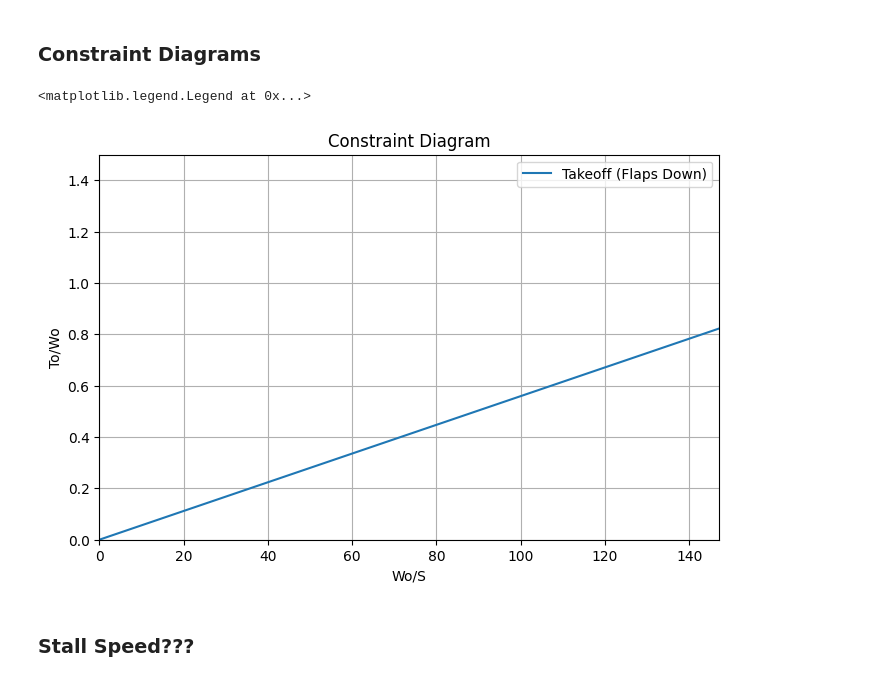
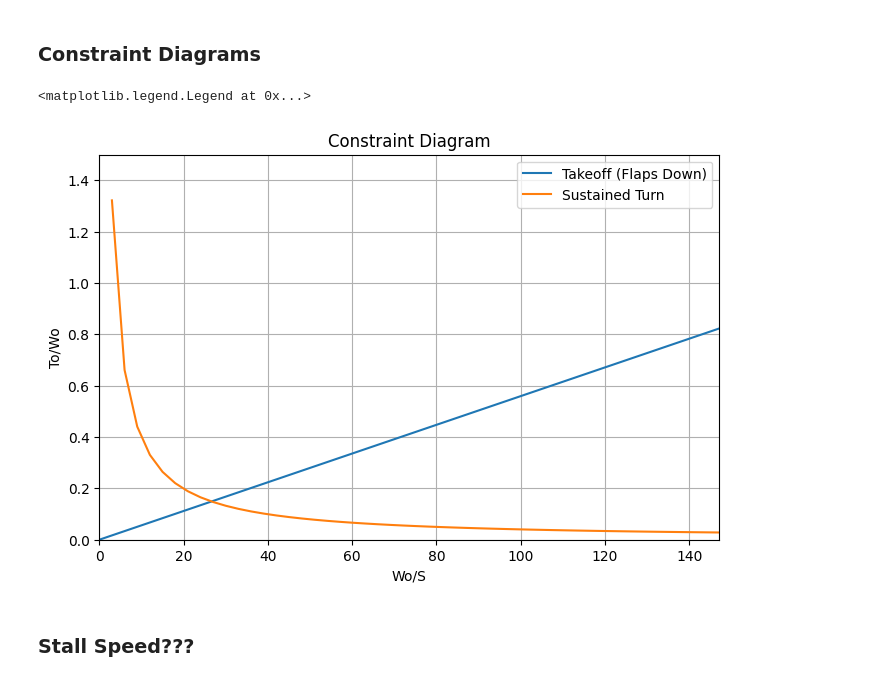
Before and after one commit to mbcapece3/SUAS_Sizing, a Jupyter notebook: aircraft_sizing.ipynb, the cells around one changed output. Cells and saved outputs as stored; diff of their text form; code cells hidden in the pictures.

```diff
--- a/aircraft_sizing.ipynb
+++ b/aircraft_sizing.ipynb
@@ -47,6 +48,12 @@ wing_loading_max = 150  # g/dm^2, Wing loading using mass (NOT WEIGHT)
 # Size Requirements
 m_to_max = 25           # kg, takeoff (total) mass
 span_max = 2.5          # m
+
+# Calculations
+dynamic_pressure_cruise = 1/2 * density * v_cruise**2
+bank_angle_max_rad = np.arctan(v_cruise**2/ (gravity * radius_turn))  # Max bank angle required for a sustained level turn with specified truning radius
+bank_angle_max_deg = bank_angle_max_rad * 180 / pi
+bank_load_factor_max = 1 / np.cos(bank_angle_max_rad)
 # %% [markdown]
 ### Initial Estimates
 # %% [markdown]
@@ -56,6 +63,10 @@ span_max = 2.5          # m
 chord_inital = .3  # m
 span_initial = 2   # m
 m_to_initial = 7   # kg
+e0_inital = .75    # Oswald Efficiency
+Cdo_initial = .02  # Parasite drag coefficient
+
+AR_initial = span_initial**2 / chord_inital
 # %% [markdown]
 ##### Initial Reynold's # Estimation
 # %%
@@ -72,29 +83,35 @@ Cl_max_flaps = 1.8
 # %%
 # Data Range
 wing_loading_weight_max = wing_loading_max / 10 * gravity  # N/m^2, Wing Loading in terms of weight (NOT MASS)
 wing_loading_array = np.linspace(0, wing_loading_weight_max)  #g/dm^2, Plotted Wing Loading Range
 
 # Takeoff Calculation
 thrust_to_weight_to_array = wing_loading_array * [1.21 / (gravity * density * Cl_max_flaps * dist_to_roll)]  # Takeoff Curve WITH FLAPS
 
 # Landing Calculation
 
+#Stall Speed???
+
 # Sustained Turn Calculation
+k_initial = 1 / (e0_inital * pi * AR_initial)
+thrust_to_weight_bank_array = ((bank_load_factor_max * k_initial * wing_loading_array) / dynamic_pressure_cruise)**2 + dynamic_pressure_cruise * Cdo_initial / wing_loading_array  # Sustained turn equation
+
 
 # Plot
 fig, ax = plt.subplots(figsize=(8,5))
 ax.plot(wing_loading_array, thrust_to_weight_to_array, label='Takeoff (Flaps Down)')
+ax.plot(wing_loading_array, thrust_to_weight_bank_array, label='Sustained Turn')
 ax.set_xlim([0,wing_loading_array[-1]])
 ax.set_ylim([0,1.5])
 ax.set_title('Constraint Diagram')
 ax.set_xlabel('Wo/S')
 ax.set_ylabel('To/Wo')
 #ax.vlines(, 0, 3, label = '2')  FOR LANDING CURVE???
 ax.grid()
 ax.legend()
 # %% [output]
 <matplotlib.legend.Legend at 0x...>
-[figure, old version]
+[figure, new version]
 # %% [markdown]
 ### Stall Speed???
 # %% [markdown]
```
Also changed, not shown: parts of 1 cell of this notebook.
